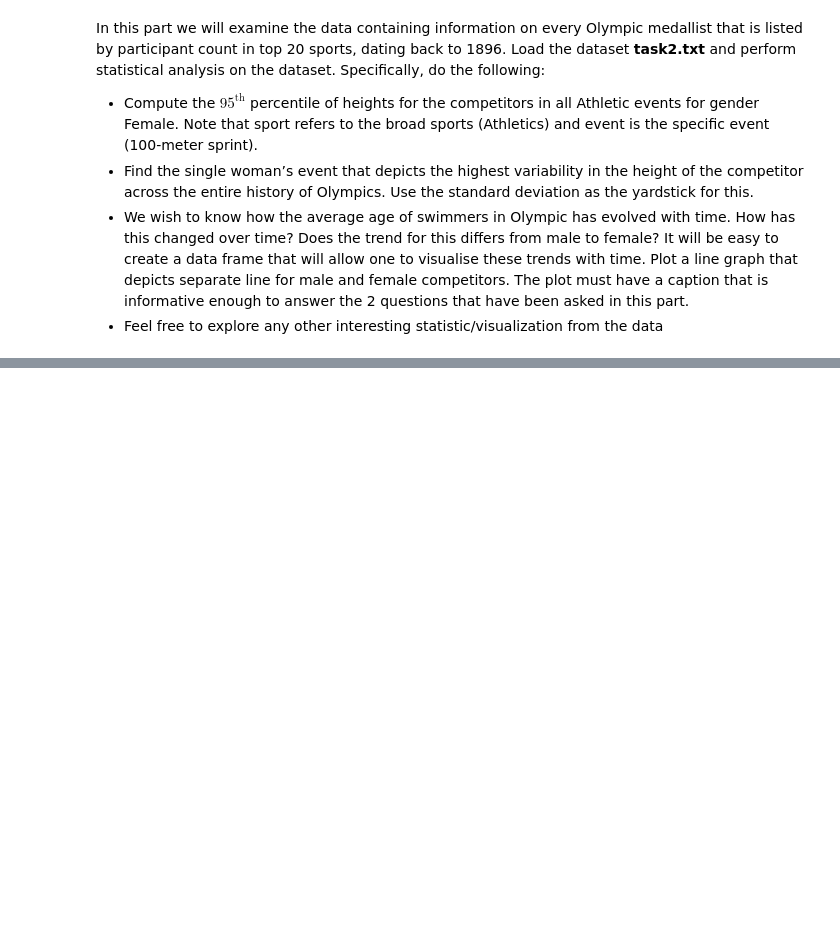
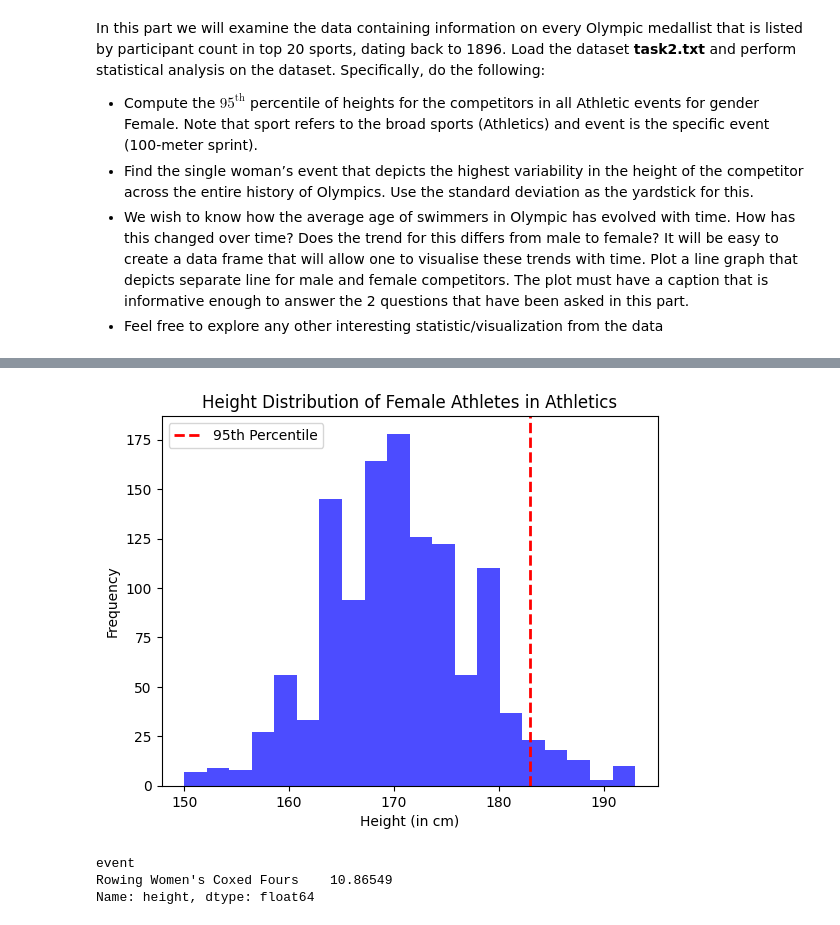
Before and after one commit to amirheyvaz/WiSe-2024, a Jupyter notebook: ML LAB/Exercises/1/1747696_Exercise_01.ipynb, the cells around one changed output, grey strips where cells are left out. Drawn from its saved outputs; the diff is of its cells as text; code cells hidden in the pictures; blank space fills up the shorter version.

```diff
--- a/ML LAB/Exercises/1/1747696_Exercise_01.ipynb
+++ b/ML LAB/Exercises/1/1747696_Exercise_01.ipynb
@@ -411,5 +404,15 @@ import pandas as pd
 df = pd.read_csv('task2.txt', delimiter=',', index_col=None, header=0)
 
 df1 = df[(df['sex'] == 'F') & (df['sport'] == 'Athletics')]
-df.head()
+percentile_95 = df1['height'].quantile(0.95)
+
+# Step 4: Plot the data
+plt.figure()
+plt.hist(df1['height'], bins=20, color='blue', alpha=0.7)
+plt.axvline(percentile_95, color='red', linestyle='dashed', linewidth=2, label='95th Percentile')
+plt.xlabel('Height (in cm)')
+plt.ylabel('Frequency')
+plt.title('Height Distribution of Female Athletes in Athletics')
+plt.legend()
+plt.show()
 # %% [output]
@@ -421,0 +419,11 @@ df.head()
+[figure, added]
+# %%
+female_athletes = df[df['sex'] == 'F']
+
+# Step 3: Calculate the standard deviation of heights for each women's event
+event_std_dev = female_athletes.groupby('event')['height'].std().sort_values(ascending=False)
+event_std_dev.head(1)
+# %% [output]
+event
+Rowing Women's Coxed Fours    10.86549
+Name: height, dtype: float64
```
Also changed, not shown: parts of 3 cells of this notebook, 2 other files.
